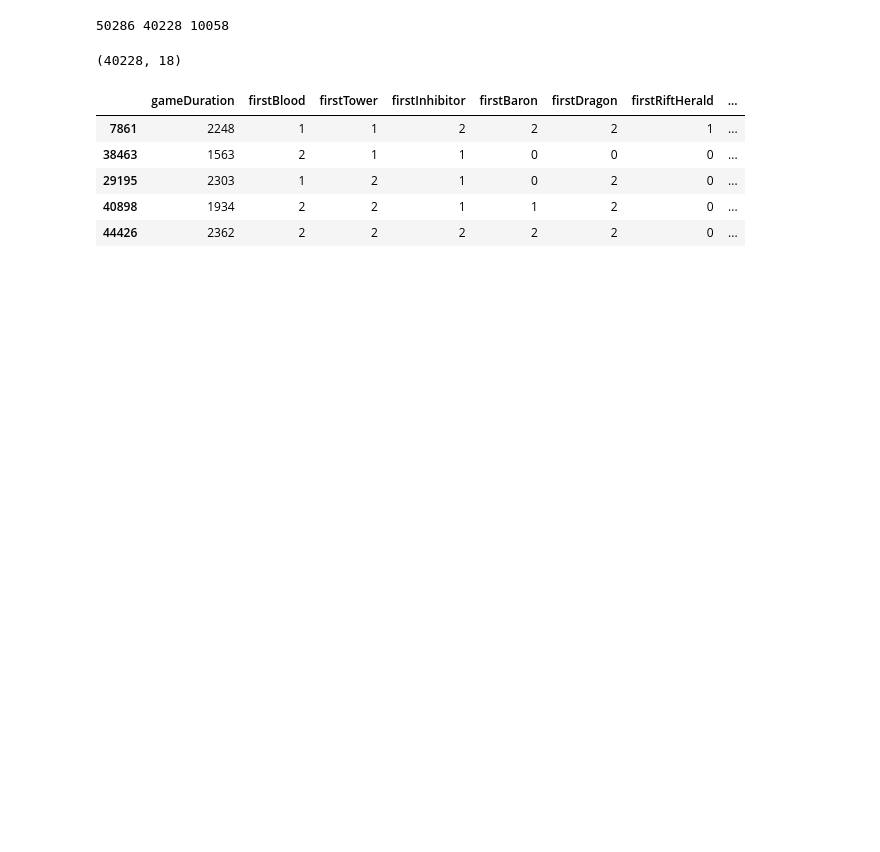
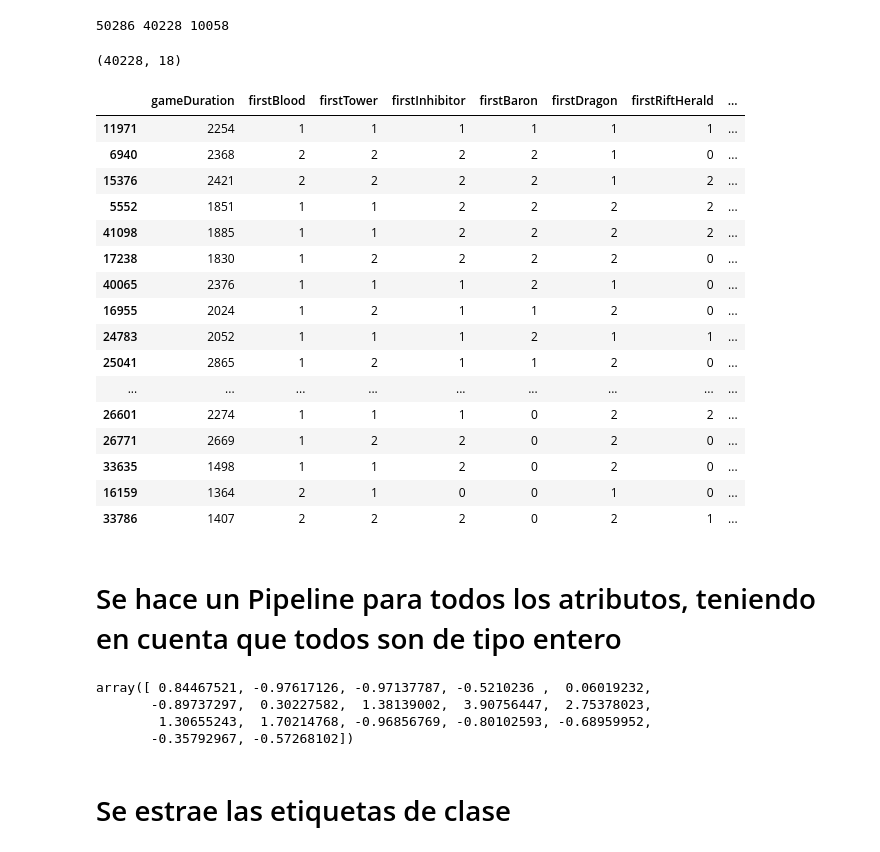
Before and after one commit to ManuelM07/Informe-machine-learning, a Jupyter notebook: Informe - ML/nb1_redes_neuronales.ipynb, the cells around one changed output. Saved outputs shown, nothing was run; the diff lists cells and outputs as text; code cells hidden in the pictures; blank space fills up the shorter version.

```diff
--- a/Informe - ML/nb1_redes_neuronales.ipynb
+++ b/Informe - ML/nb1_redes_neuronales.ipynb
@@ -71,11 +75,24 @@ train_data.shape
 # %% [output]
 (40228, 18)
 # %%
-train_data.head()
+train_data.head(20)
 # %% [output]
 |  | gameDuration | firstBlood | firstTower | firstInhibitor | firstBaron | firstDragon | firstRiftHerald | ... |
-| 7861 | 2248 | 1 | 1 | 2 | 2 | 2 | 1 | ... |
-| 38463 | 1563 | 2 | 1 | 1 | 0 | 0 | 0 | ... |
-| 29195 | 2303 | 1 | 2 | 1 | 0 | 2 | 0 | ... |
-| 40898 | 1934 | 2 | 2 | 1 | 1 | 2 | 0 | ... |
-| 44426 | 2362 | 2 | 2 | 2 | 2 | 2 | 0 | ... |
+| 11971 | 2254 | 1 | 1 | 1 | 1 | 1 | 1 | ... |
+| 6940 | 2368 | 2 | 2 | 2 | 2 | 1 | 0 | ... |
+| 15376 | 2421 | 2 | 2 | 2 | 2 | 1 | 2 | ... |
+| 5552 | 1851 | 1 | 1 | 2 | 2 | 2 | 2 | ... |
+| 41098 | 1885 | 1 | 1 | 2 | 2 | 2 | 2 | ... |
+| 17238 | 1830 | 1 | 2 | 2 | 2 | 2 | 0 | ... |
+| 40065 | 2376 | 1 | 1 | 1 | 2 | 1 | 0 | ... |
+| 16955 | 2024 | 1 | 2 | 1 | 1 | 2 | 0 | ... |
+| 24783 | 2052 | 1 | 1 | 1 | 2 | 1 | 1 | ... |
+| 25041 | 2865 | 1 | 2 | 1 | 1 | 2 | 0 | ... |
+| ... | ... | ... | ... | ... | ... | ... | ... | ... |
+| 26601 | 2274 | 1 | 1 | 1 | 0 | 2 | 2 | ... |
+| 26771 | 2669 | 1 | 2 | 2 | 0 | 2 | 0 | ... |
+| 33635 | 1498 | 1 | 1 | 2 | 0 | 2 | 0 | ... |
+| 16159 | 1364 | 2 | 1 | 0 | 0 | 1 | 0 | ... |
+| 33786 | 1407 | 2 | 2 | 2 | 0 | 2 | 1 | ... |
+# %% [markdown]
+# Se hace un Pipeline para todos los atributos, teniendo en cuenta que todos son de tipo entero
@@ -81,0 +116,11 @@ train_data.head()
+# %%
+X_train = full_pipeline.fit_transform(train_data)
+
+X_train[0,:]
+# %% [output]
+array([ 0.84467521, -0.97617126, -0.97137787, -0.5210236 ,  0.06019232,
+       -0.89737297,  0.30227582,  1.38139002,  3.90756447,  2.75378023,
+        1.30655243,  1.70214768, -0.96856769, -0.80102593, -0.68959952,
+       -0.35792967, -0.57268102])
+# %% [markdown]
+# Se estrae las etiquetas de clase
```
Also changed, not shown: parts of 19 cells of this notebook, 1 other file.
